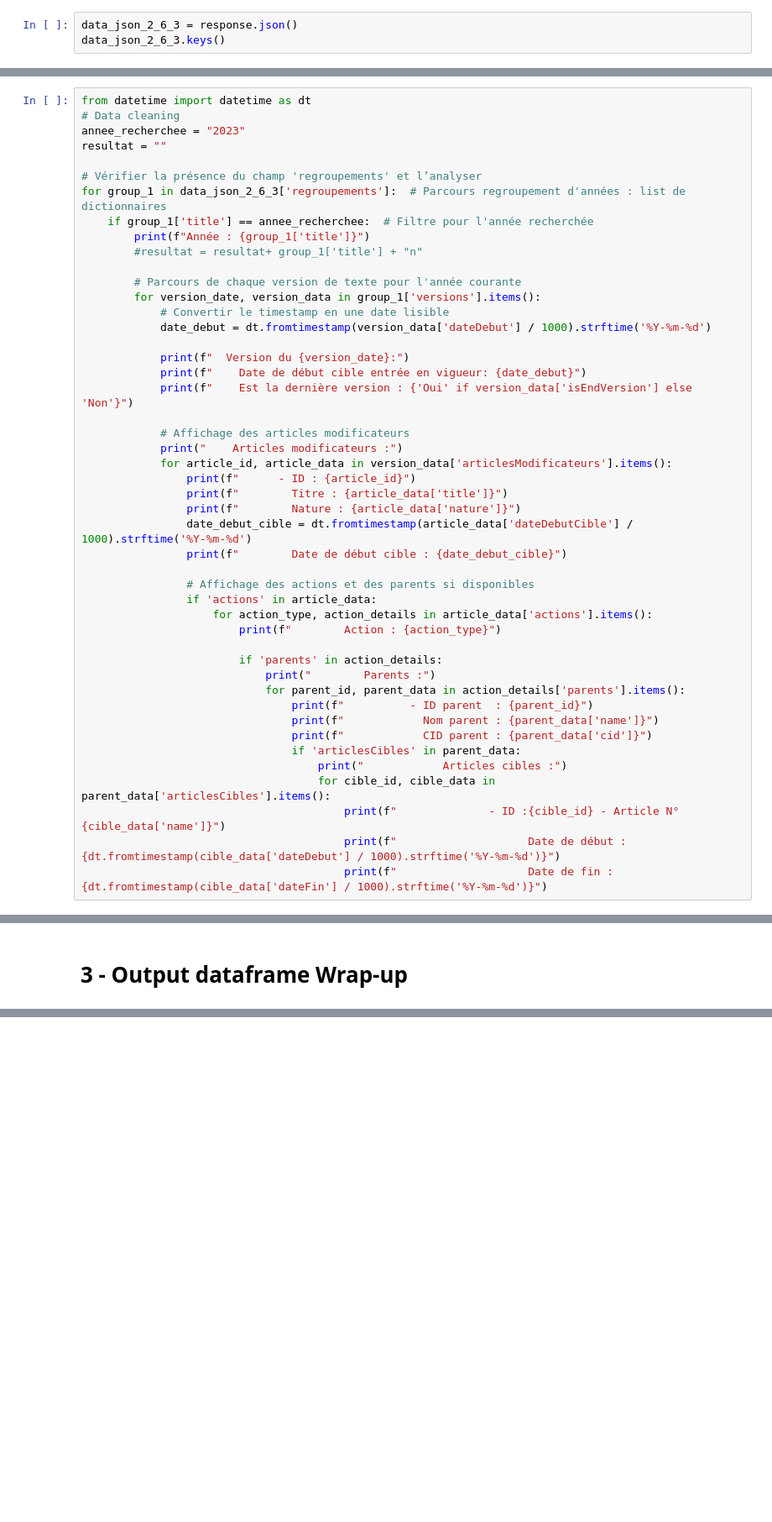
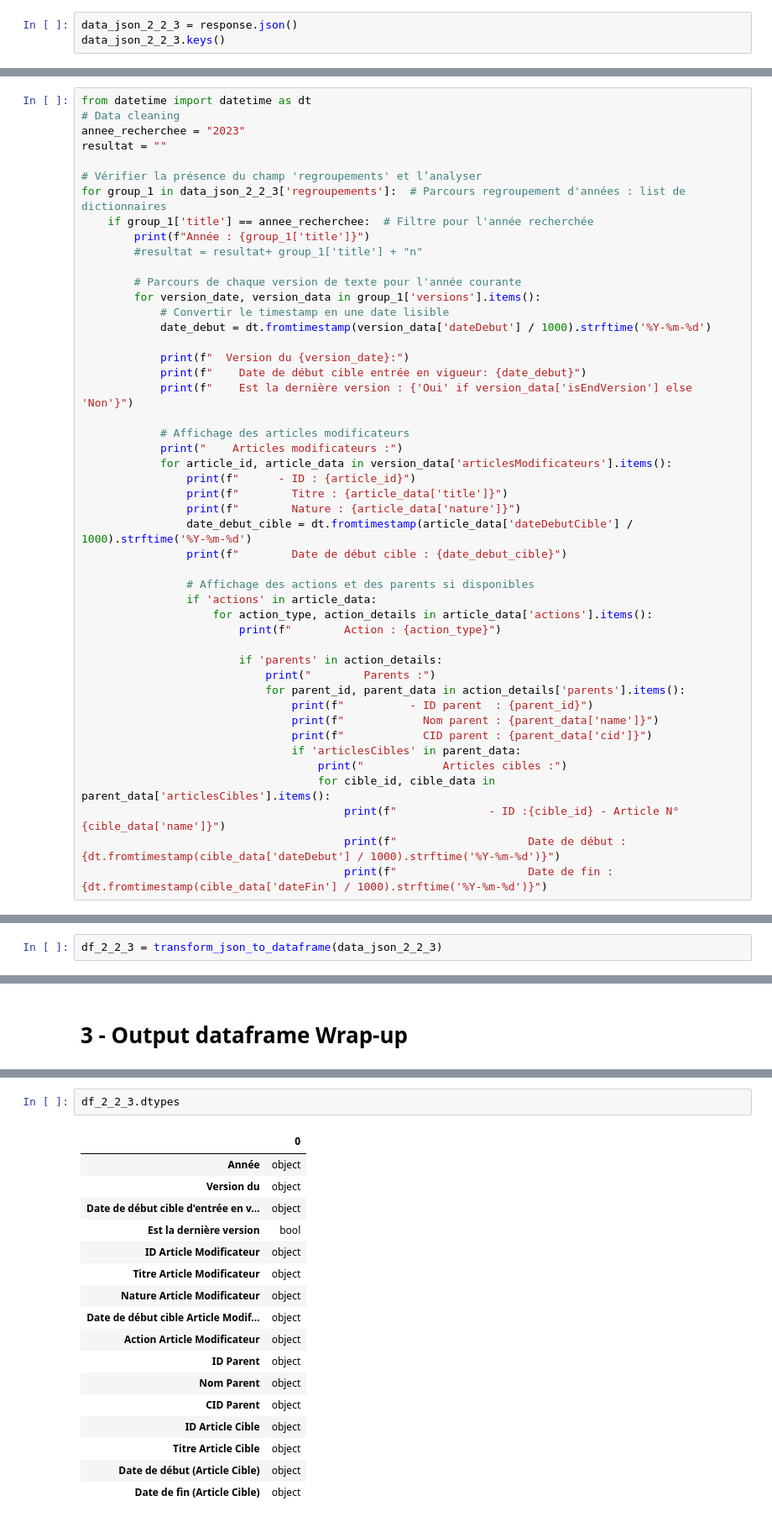
Before and after one commit to Bendrox/Legal_API_LegiFrance, a Jupyter notebook: Explore_LégiFrance_API_.ipynb, the cells around one changed output, grey strips where cells are left out. Shown: that part at 84% size. Saved outputs shown, nothing was run; the diff lists cells and outputs as text; blank space fills up the shorter version.

```diff
--- a/Explore_LégiFrance_API_.ipynb
+++ b/Explore_LégiFrance_API_.ipynb
@@ -761,5 +709,5 @@ display(response)
 # %% [output]
 <Response [200]>
 # %%
-data_json_2_6_3 = response.json()
-data_json_2_6_3.keys()
+data_json_2_2_3 = response.json()
+data_json_2_2_3.keys()
@@ -772,7 +722,7 @@ annee_recherchee = "2023"
 resultat = ""
 
 # Vérifier la présence du champ 'regroupements' et l’analyser
-for group_1 in data_json_2_6_3['regroupements']:  # Parcours regroupement d'années : list de dictionnaires
+for group_1 in data_json_2_2_3['regroupements']:  # Parcours regroupement d'années : list de dictionnaires
     if group_1['title'] == annee_recherchee:  # Filtre pour l'année recherchée
         print(f"Année : {group_1['title']}")
         #resultat = resultat+ group_1['title'] + "n"
@@ -906,2 +834,4 @@ df_2_6_3.to_excel('output.xlsx')
+# %%
+df_2_2_3 = transform_json_to_dataframe(data_json_2_2_3)
 # %%
 from google.colab import files
@@ -1049 +972,21 @@ Index(['Année', 'Version du', 'Date de début cible d'entrée en vigueur',
       dtype='object')
+# %%
+df_2_2_3.dtypes
+# %% [output]
+|  | 0 |
+| Année | object |
+| Version du | object |
+| Date de début cible d'entrée en v... | object |
+| Est la dernière version | bool |
+| ID Article Modificateur | object |
+| Titre Article Modificateur | object |
+| Nature Article Modificateur | object |
+| Date de début cible Article Modif... | object |
+| Action Article Modificateur | object |
+| ID Parent | object |
+| Nom Parent | object |
+| CID Parent | object |
+| ID Article Cible | object |
+| Titre Article Cible | object |
+| Date de début (Article Cible) | object |
+| Date de fin (Article Cible) | object |
```
Also changed, not shown: parts of 68 cells of this notebook.
